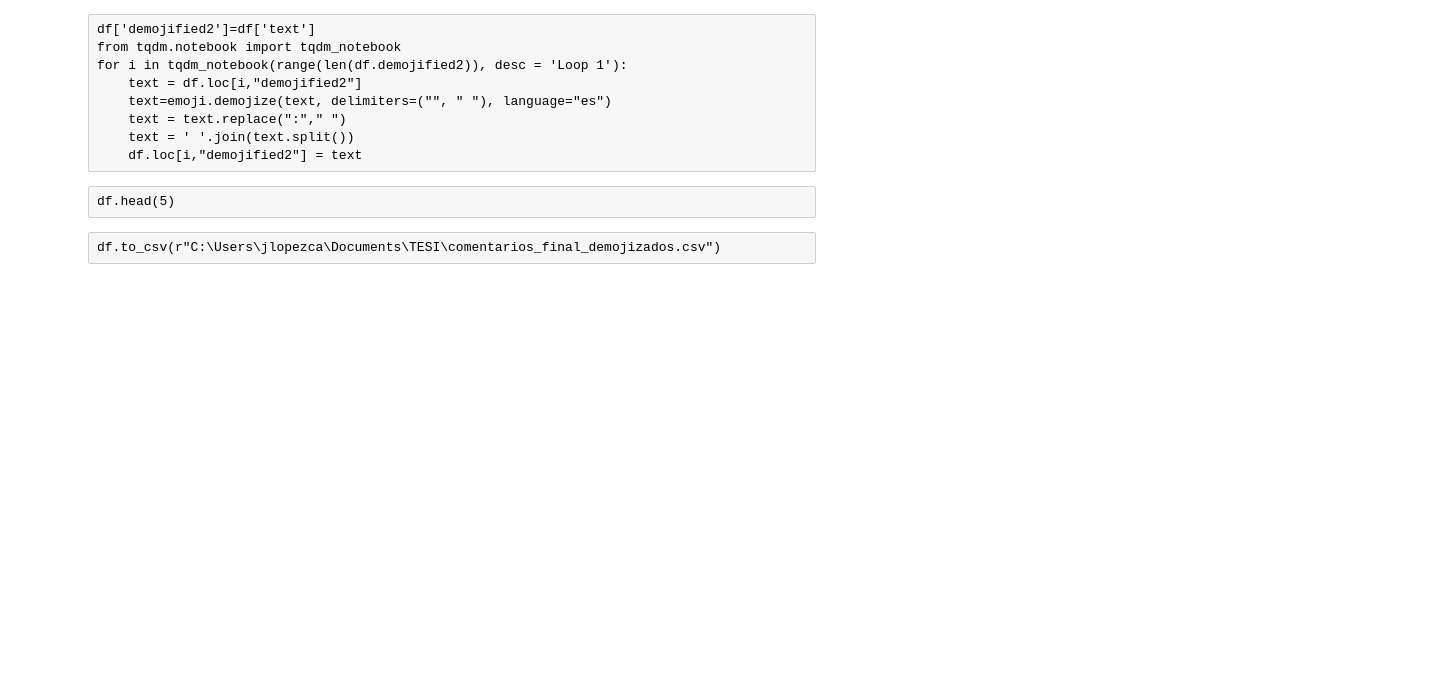
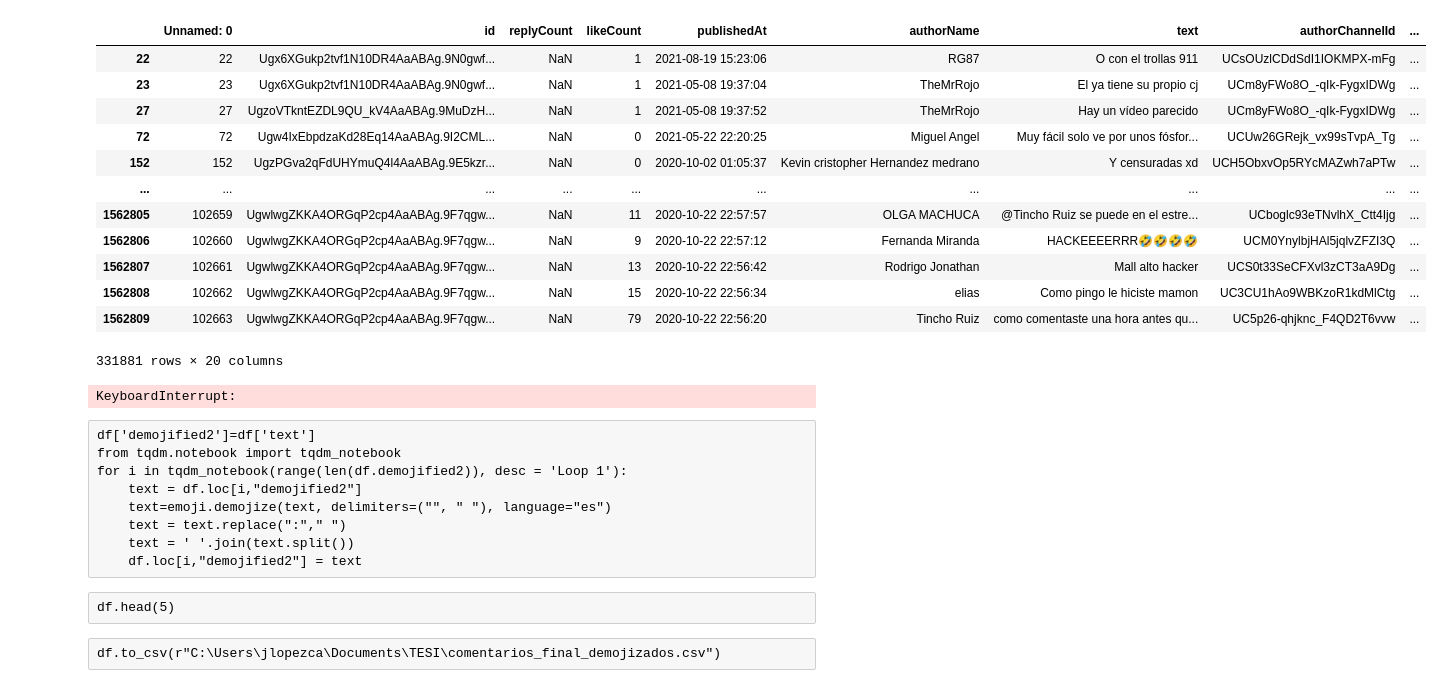
Before and after one commit to JoaquinLCalvo/THESIS-when-hate-pays, a Jupyter notebook: notebooks/Perspective.ipynb, the cells around one changed output. Saved outputs shown, nothing was run; the diff lists cells and outputs as text; code cells hidden in the pictures; blank space fills up the shorter version.

```diff
--- a/notebooks/Perspective.ipynb
+++ b/notebooks/Perspective.ipynb
@@ -35,0 +27,4 @@ for i in df.text:
+# %%
+df = pd.read_csv("../data/comentarios_final.csv")
+print(df.shape)
+df.head(3)
@@ -36,3 +37,26 @@ for i in df.text:
+# %%
+df[df["isReplyTo"].notna()]
+# %% [output]
+|  | Unnamed: 0 | id | replyCount | likeCount | publishedAt | authorName | text | authorChannelId | ... |
+| 22 | 22 | Ugx6XGukp2tvf1N10DR4AaABAg.9N0gwf... | NaN | 1 | 2021-08-19 15:23:06 | RG87 | O con el trollas 911 | UCsOUzlCDdSdI1IOKMPX-mFg | ... |
+| 23 | 23 | Ugx6XGukp2tvf1N10DR4AaABAg.9N0gwf... | NaN | 1 | 2021-05-08 19:37:04 | TheMrRojo | El ya tiene su propio cj | UCm8yFWo8O_-qIk-FygxIDWg | ... |
+| 27 | 27 | UgzoVTkntEZDL9QU_kV4AaABAg.9MuDzH... | NaN | 1 | 2021-05-08 19:37:52 | TheMrRojo | Hay un vídeo parecido | UCm8yFWo8O_-qIk-FygxIDWg | ... |
+| 72 | 72 | Ugw4IxEbpdzaKd28Eq14AaABAg.9I2CML... | NaN | 0 | 2021-05-22 22:20:25 | Miguel Angel | Muy fácil solo ve por unos fósfor... | UCUw26GRejk_vx99sTvpA_Tg | ... |
+| 152 | 152 | UgzPGva2qFdUHYmuQ4l4AaABAg.9E5kzr... | NaN | 0 | 2020-10-02 01:05:37 | Kevin cristopher Hernandez medrano | Y censuradas xd | UCH5ObxvOp5RYcMAZwh7aPTw | ... |
+| ... | ... | ... | ... | ... | ... | ... | ... | ... | ... |
+| 1562805 | 102659 | UgwlwgZKKA4ORGqP2cp4AaABAg.9F7qgw... | NaN | 11 | 2020-10-22 22:57:57 | OLGA MACHUCA | @Tincho Ruiz se puede en el estre... | UCboglc93eTNvlhX_Ctt4Ijg | ... |
+| 1562806 | 102660 | UgwlwgZKKA4ORGqP2cp4AaABAg.9F7qgw... | NaN | 9 | 2020-10-22 22:57:12 | Fernanda Miranda | HACKEEEERRR🤣🤣🤣🤣 | UCM0YnylbjHAl5jqlvZFZI3Q | ... |
+| 1562807 | 102661 | UgwlwgZKKA4ORGqP2cp4AaABAg.9F7qgw... | NaN | 13 | 2020-10-22 22:56:42 | Rodrigo Jonathan | Mall alto hacker | UCS0t33SeCFXvl3zCT3aA9Dg | ... |
+| 1562808 | 102662 | UgwlwgZKKA4ORGqP2cp4AaABAg.9F7qgw... | NaN | 15 | 2020-10-22 22:56:34 | elias | Como pingo le hiciste mamon | UC3CU1hAo9WBKzoR1kdMlCtg | ... |
+| 1562809 | 102663 | UgwlwgZKKA4ORGqP2cp4AaABAg.9F7qgw... | NaN | 79 | 2020-10-22 22:56:20 | Tincho Ruiz | como comentaste una hora antes qu... | UC5p26-qhjknc_F4QD2T6vvw | ... |
+331881 rows × 20 columns
+# %%
+df.text = df.text.astype(str)
+
+
+df["text_clean"] = df.text.apply(lambda x: preprocess_tweet(x, lang="es", emoji_wrapper=""))
+# %% [output]
+KeyboardInterrupt:
 # %% [raw]
 df['demojified2']=df['text']
 from tqdm.notebook import tqdm_notebook
```
Also changed, not shown: parts of 8 cells of this notebook, 8 other files.
